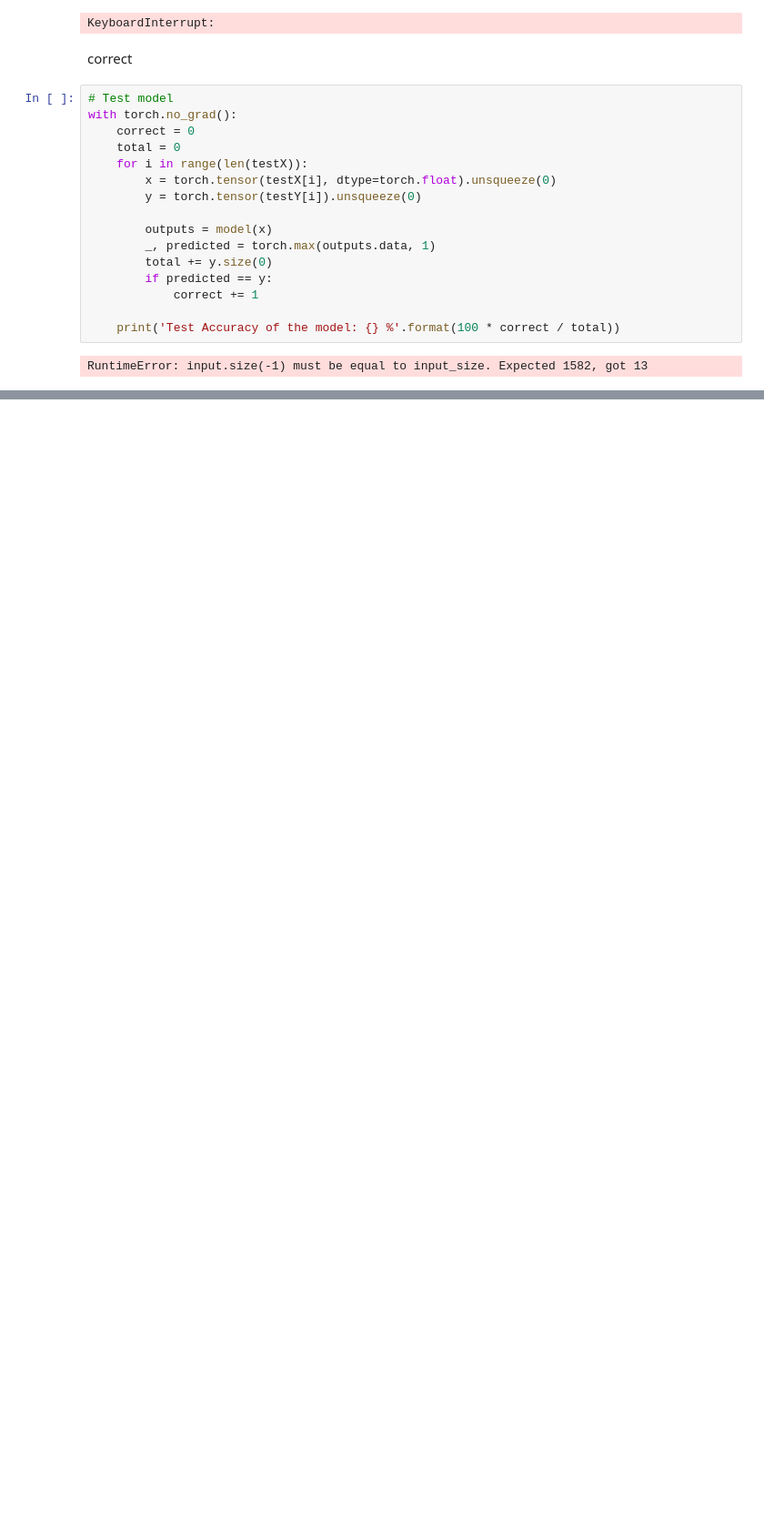
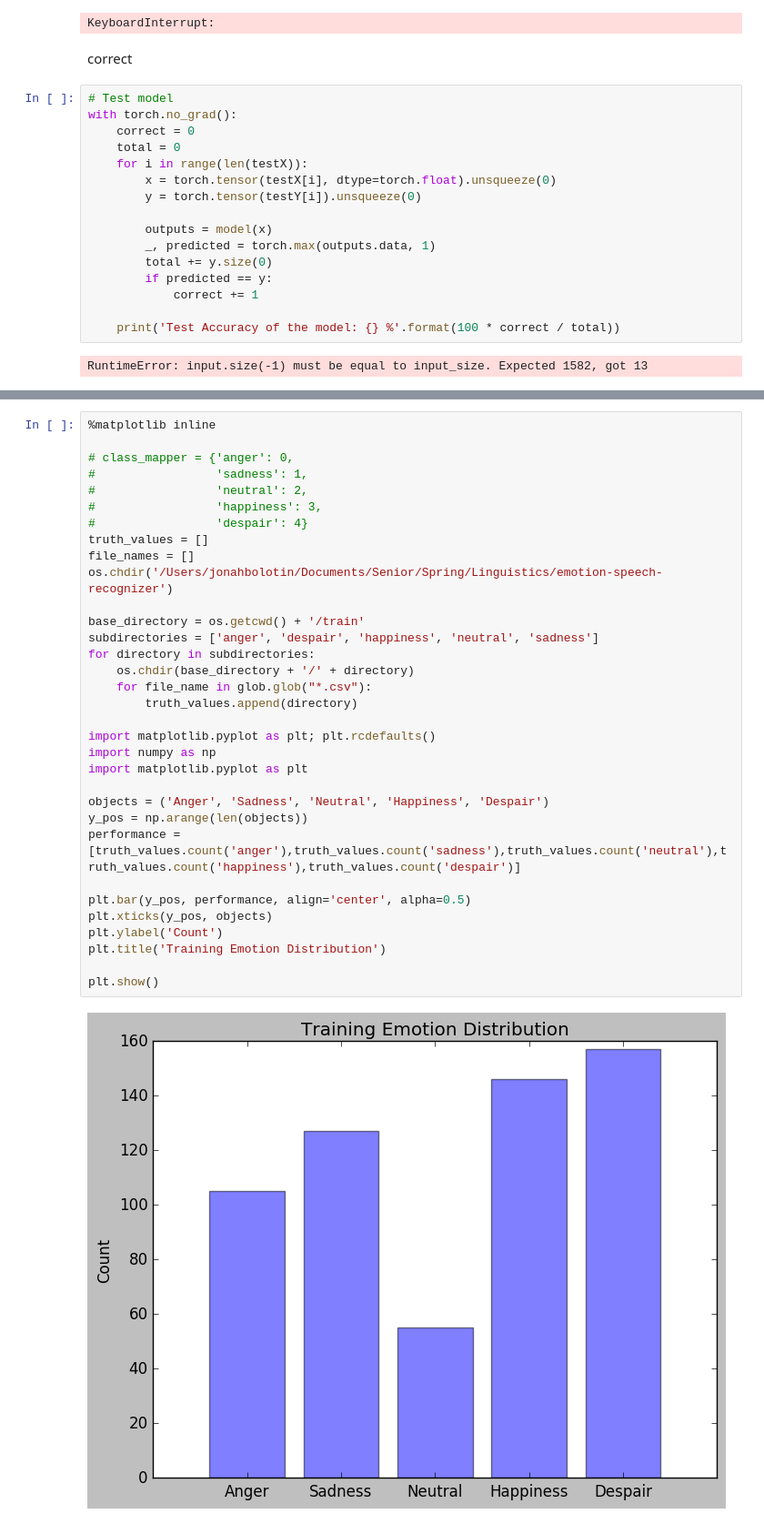
Before and after one commit to jbolotin/emotion-speech-recognizer, a Jupyter notebook: emotion-recognizer-development.ipynb, the cells around one changed output, grey strips where cells are left out. Shown: that part at 91% size. Cells and saved outputs as stored; diff of their text form; blank space fills up the shorter version.

```diff
--- a/emotion-recognizer-development.ipynb
+++ b/emotion-recognizer-development.ipynb
@@ -300,0 +303,35 @@ RuntimeError: input.size(-1) must be equal to input_size. Expected 1582, got 13
+# %%
+%matplotlib inline
+
+# class_mapper = {'anger': 0,
+#                 'sadness': 1,
+#                 'neutral': 2,
+#                 'happiness': 3,
+#                 'despair': 4}
+truth_values = []
+file_names = []
+os.chdir('/Users/jonahbolotin/Documents/Senior/Spring/Linguistics/emotion-speech-recognizer')
+
+base_directory = os.getcwd() + '/train'
+subdirectories = ['anger', 'despair', 'happiness', 'neutral', 'sadness']
+for directory in subdirectories:
+    os.chdir(base_directory + '/' + directory)
+    for file_name in glob.glob("*.csv"):
+        truth_values.append(directory)
+
+import matplotlib.pyplot as plt; plt.rcdefaults()
+import numpy as np
+import matplotlib.pyplot as plt
+
+objects = ('Anger', 'Sadness', 'Neutral', 'Happiness', 'Despair')
+y_pos = np.arange(len(objects))
+performance = [truth_values.count('anger'),truth_values.count('sadness'),truth_values.count('neutral'),truth_values.count('happiness'),truth_values.count('despair')]
+
+plt.bar(y_pos, performance, align='center', alpha=0.5)
+plt.xticks(y_pos, objects)
+plt.ylabel('Count')
+plt.title('Training Emotion Distribution')
+
+plt.show()
+# %% [output]
+[figure, added]
```
Also changed, not shown: parts of 13 cells of this notebook, 8 other files.
